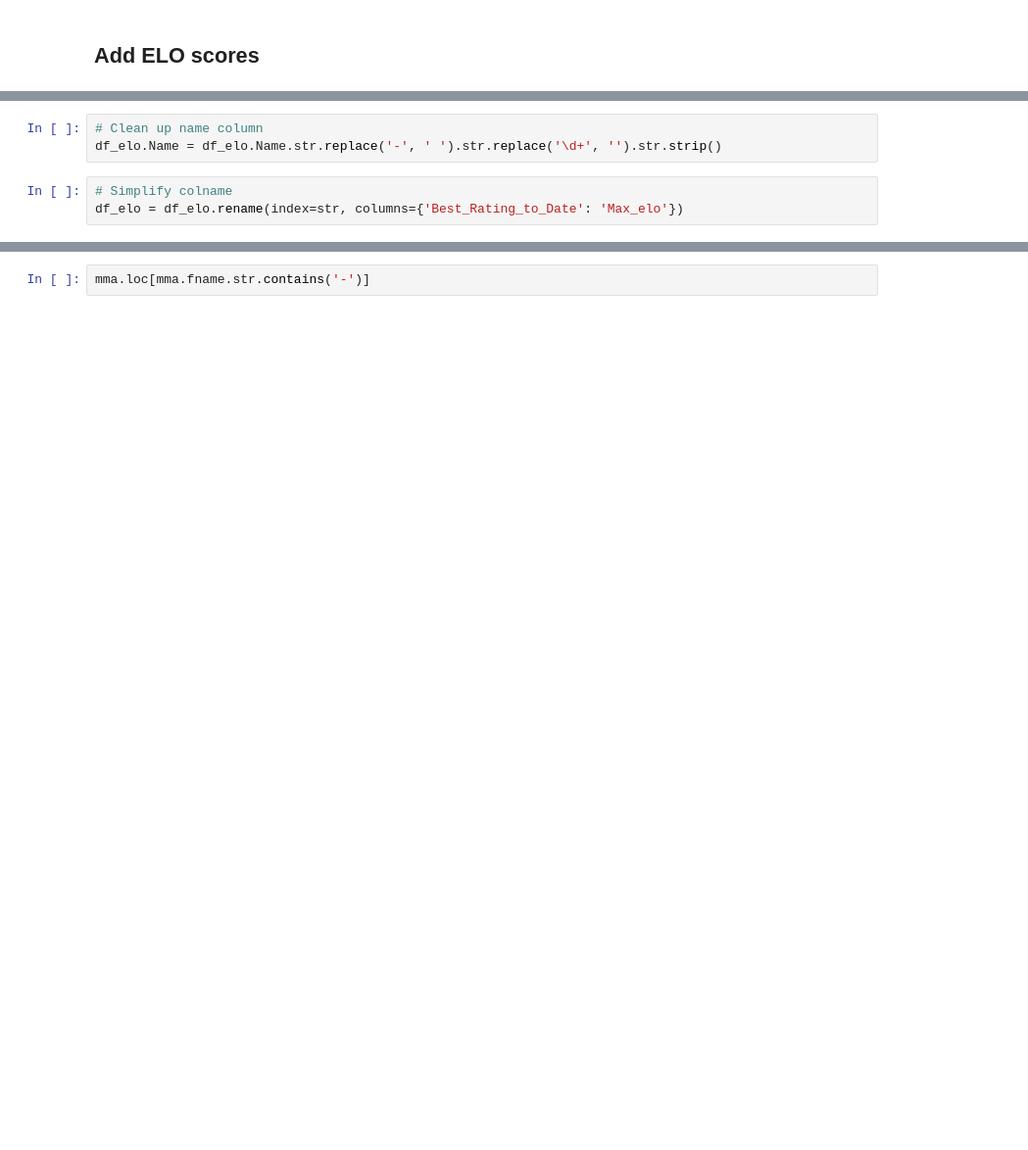
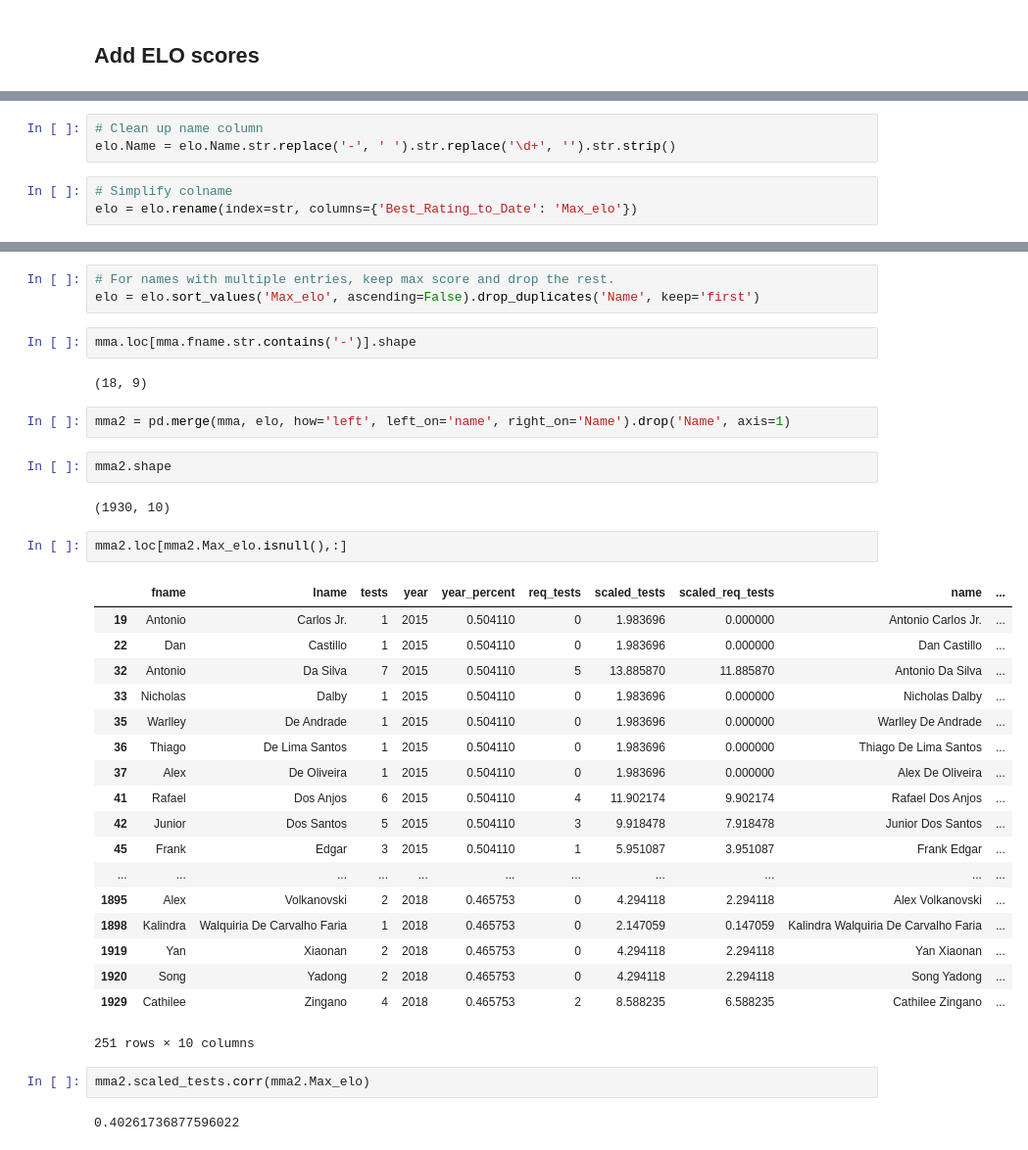
Before and after one commit to Hmamin/usada, a Jupyter notebook: usada_fixed.ipynb, the cells around one changed output, grey strips where cells are left out. Shown: that part at 98% size. Drawn from its saved outputs; the diff is of its cells as text; blank space fills up the shorter version.

Commit message:
merge elo scores

```diff
--- a/usada_fixed.ipynb
+++ b/usada_fixed.ipynb
@@ -568,6 +591,6 @@ df_elo.head()
 # %%
 # Clean up name column
-df_elo.Name = df_elo.Name.str.replace('-', ' ').str.replace('\d+', '').str.strip()
+elo.Name = elo.Name.str.replace('-', ' ').str.replace('\d+', '').str.strip()
 # %%
 # Simplify colname
-df_elo = df_elo.rename(index=str, columns={'Best_Rating_to_Date': 'Max_elo'})
+elo = elo.rename(index=str, columns={'Best_Rating_to_Date': 'Max_elo'})
@@ -576,2 +603,38 @@ df_elo.sort_values('Max_elo', ascending=False)
+# %%
+# For names with multiple entries, keep max score and drop the rest.
+elo = elo.sort_values('Max_elo', ascending=False).drop_duplicates('Name', keep='first')
 # %%
-mma.loc[mma.fname.str.contains('-')]
+mma.loc[mma.fname.str.contains('-')].shape
+# %% [output]
+(18, 9)
+# %%
+mma2 = pd.merge(mma, elo, how='left', left_on='name', right_on='Name').drop('Name', axis=1)
+# %%
+mma2.shape
+# %% [output]
+(1930, 10)
+# %%
+mma2.loc[mma2.Max_elo.isnull(),:]
+# %% [output]
+|  | fname | lname | tests | year | year_percent | req_tests | scaled_tests | scaled_req_tests | name | ... |
+| 19 | Antonio | Carlos Jr. | 1 | 2015 | 0.504110 | 0 | 1.983696 | 0.000000 | Antonio Carlos Jr. | ... |
+| 22 | Dan | Castillo | 1 | 2015 | 0.504110 | 0 | 1.983696 | 0.000000 | Dan Castillo | ... |
+| 32 | Antonio | Da Silva | 7 | 2015 | 0.504110 | 5 | 13.885870 | 11.885870 | Antonio Da Silva | ... |
+| 33 | Nicholas | Dalby | 1 | 2015 | 0.504110 | 0 | 1.983696 | 0.000000 | Nicholas Dalby | ... |
+| 35 | Warlley | De Andrade | 1 | 2015 | 0.504110 | 0 | 1.983696 | 0.000000 | Warlley De Andrade | ... |
+| 36 | Thiago | De Lima Santos | 1 | 2015 | 0.504110 | 0 | 1.983696 | 0.000000 | Thiago De Lima Santos | ... |
+| 37 | Alex | De Oliveira | 1 | 2015 | 0.504110 | 0 | 1.983696 | 0.000000 | Alex De Oliveira | ... |
+| 41 | Rafael | Dos Anjos | 6 | 2015 | 0.504110 | 4 | 11.902174 | 9.902174 | Rafael Dos Anjos | ... |
+| 42 | Junior | Dos Santos | 5 | 2015 | 0.504110 | 3 | 9.918478 | 7.918478 | Junior Dos Santos | ... |
+| 45 | Frank | Edgar | 3 | 2015 | 0.504110 | 1 | 5.951087 | 3.951087 | Frank Edgar | ... |
+| ... | ... | ... | ... | ... | ... | ... | ... | ... | ... | ... |
+| 1895 | Alex | Volkanovski | 2 | 2018 | 0.465753 | 0 | 4.294118 | 2.294118 | Alex Volkanovski | ... |
+| 1898 | Kalindra | Walquiria De Carvalho Faria | 1 | 2018 | 0.465753 | 0 | 2.147059 | 0.147059 | Kalindra Walquiria De Carvalho Faria | ... |
+| 1919 | Yan | Xiaonan | 2 | 2018 | 0.465753 | 0 | 4.294118 | 2.294118 | Yan Xiaonan | ... |
+| 1920 | Song | Yadong | 2 | 2018 | 0.465753 | 0 | 4.294118 | 2.294118 | Song Yadong | ... |
+| 1929 | Cathilee | Zingano | 4 | 2018 | 0.465753 | 2 | 8.588235 | 6.588235 | Cathilee Zingano | ... |
+251 rows × 10 columns
+# %%
+mma2.scaled_tests.corr(mma2.Max_elo)
+# %% [output]
+0.40261736877596022
```
Also changed, not shown: parts of 5 cells of this notebook.
